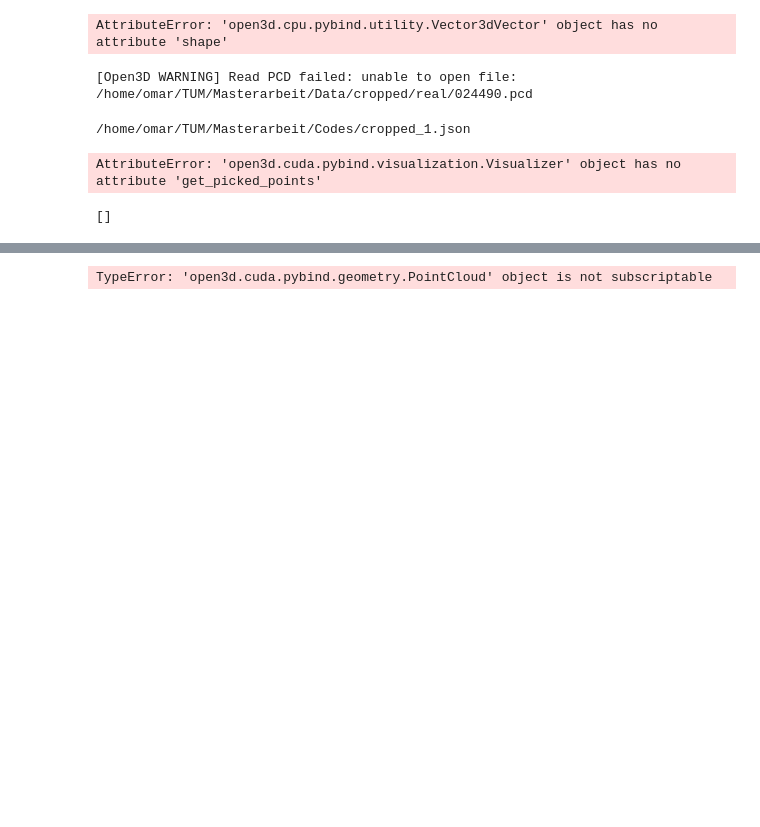
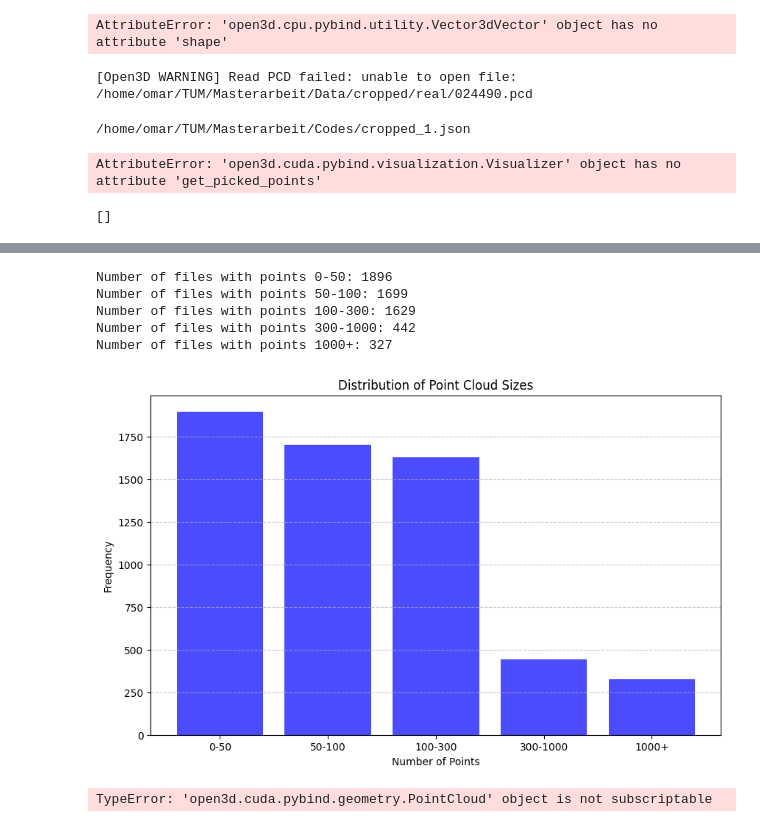
Before and after one commit to OmarFaig/Masterthesis, a Jupyter notebook: Codes/GAN_test.ipynb, the cells around one changed output, grey strips where cells are left out. Drawn from its saved outputs; the diff is of its cells as text; code cells hidden in the pictures; blank space fills up the shorter version.

```diff
--- a/Codes/GAN_test.ipynb
+++ b/Codes/GAN_test.ipynb
@@ -152,3 +183,54 @@ print (picked_points)
+# %%
+import os
+import numpy as np
+import open3d as o3d
+import matplotlib.pyplot as plt
+
+# Folder containing PCD files
+folder_path = '/home/omar/TUM/Data/cropped/real'
+
+# List to store number of points in each PCD file
+num_points_list = []
+
+# Iterate over each PCD file in the folder
+for file_name in os.listdir(folder_path):
+    if file_name.endswith('.pcd'):
+        # Read PCD file
+        pcd = o3d.io.read_point_cloud(os.path.join(folder_path, file_name))
+        # Get number of points
+        num_points = len(pcd.points)
+        # Append number of points to list
+        num_points_list.append(num_points)
+
+# Convert list to numpy array for efficient array operations
+num_points_array = np.array(num_points_list)
+
+# Define bins for histogram
+bins = [0, 50,100, 300, 1000, np.inf]
+
+# Create histogram
+hist, bin_edges = np.histogram(num_points_array, bins=bins)
+
+# Define bin labels
+bin_labels = ['0-50','50-100', '100-300', '300-1000', '1000+']
+for i, count in enumerate(hist):
+    print(f'Number of files with points {bin_labels[i]}: {count}')
+
+# Plotting
+plt.figure(figsize=(10, 6))
+plt.bar(bin_labels, hist, color='blue', alpha=0.7)
+plt.title('Distribution of Point Cloud Sizes')
+plt.xlabel('Number of Points')
+plt.ylabel('Frequency')
+plt.grid(axis='y', linestyle='--', alpha=0.7)
+plt.show()
+# %% [output]
+Number of files with points 0-50: 1896
+Number of files with points 50-100: 1699
+Number of files with points 100-300: 1629
+Number of files with points 300-1000: 442
+Number of files with points 1000+: 327
+[figure, added]
 # %%
 crop_pcd=o3d.io.read_point_cloud("/home/omar/TUM/Masterarbeit/Codes/cropped_1.ply")
 utils.visualize(crop_pcd)
```
Also changed, not shown: parts of 1 cell of this notebook, 4 other files.
